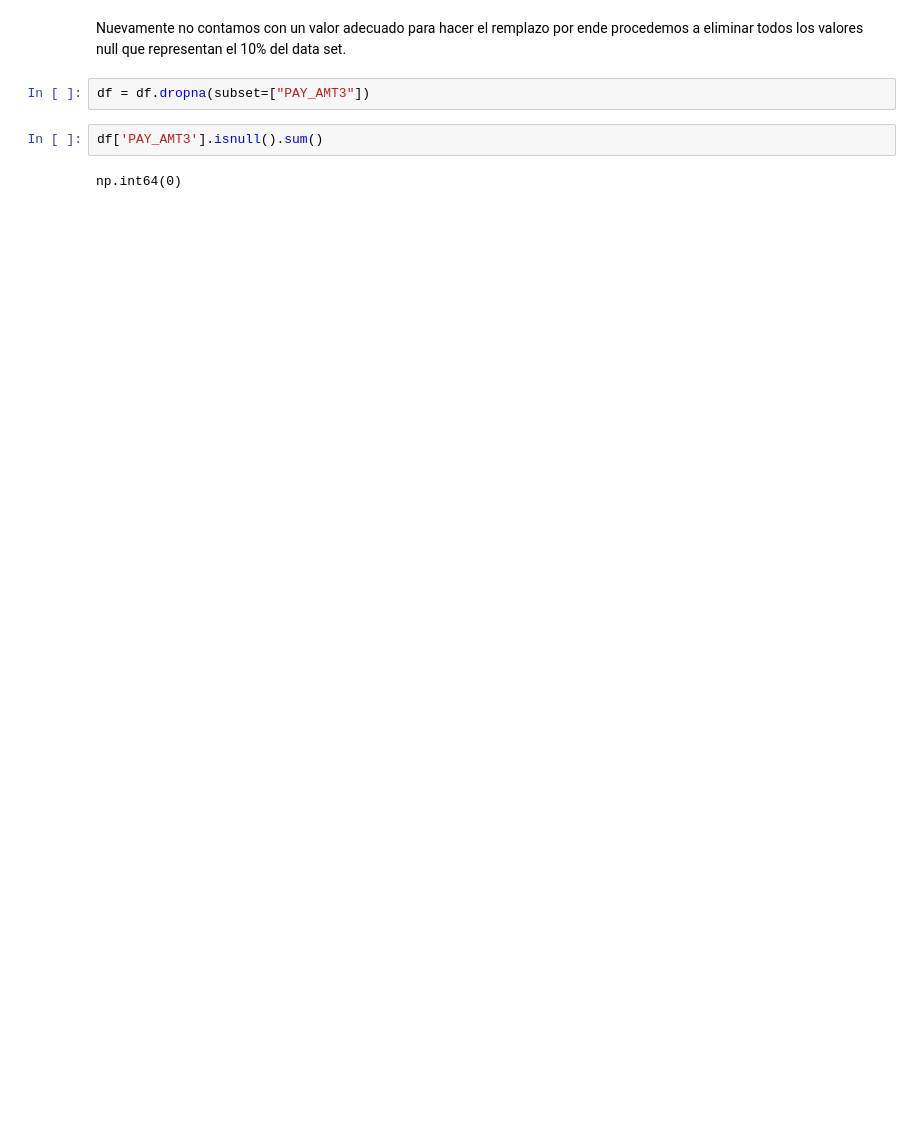
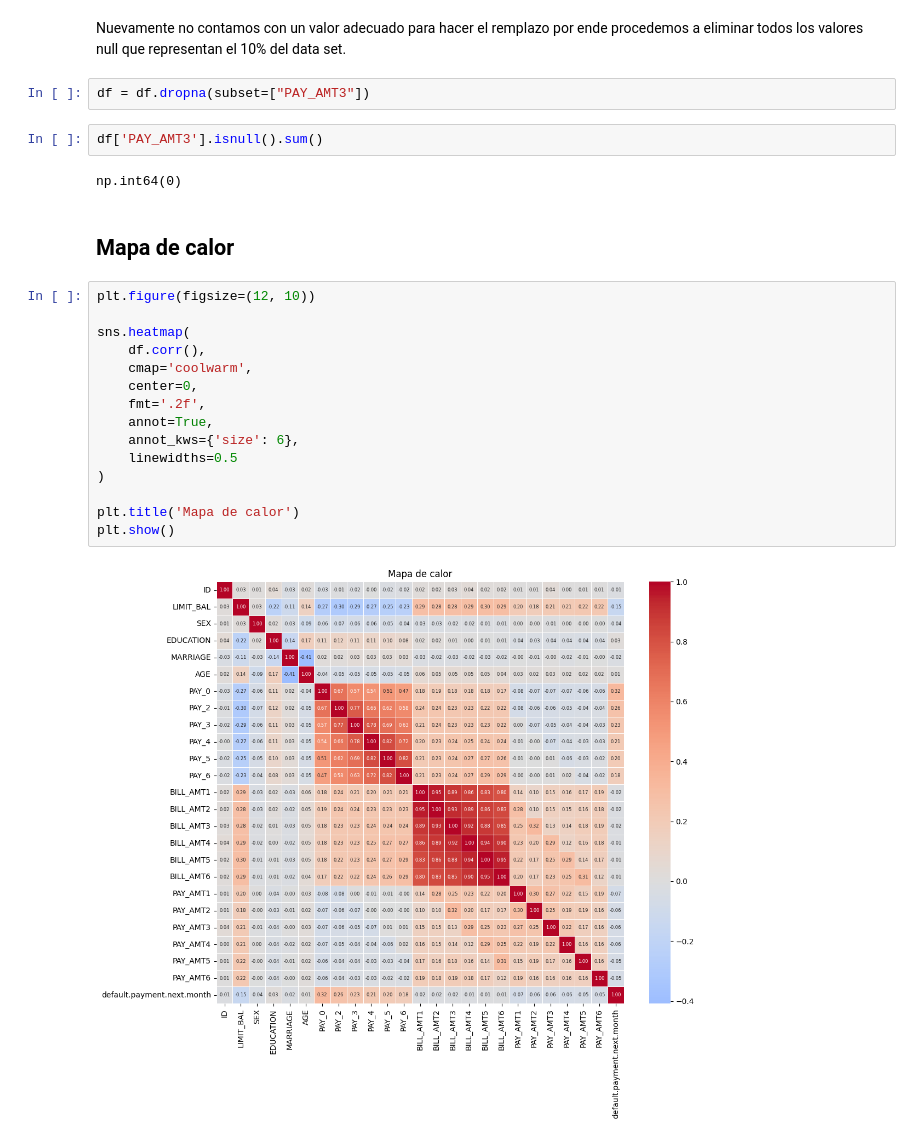
Before and after one commit to JuanCruzArese/TP-Final-ICD, a Jupyter notebook: TP_Final_ICD.ipynb, the cells around one changed output. Drawn from its saved outputs; the diff is of its cells as text; blank space fills up the shorter version.

```diff
--- a/TP_Final_ICD.ipynb
+++ b/TP_Final_ICD.ipynb
@@ -269,3 +281,22 @@ df = df.dropna(subset=["PAY_AMT3"])
 df['PAY_AMT3'].isnull().sum()
 # %% [output]
 np.int64(0)
+# %% [markdown]
+## Mapa de calor
+# %%
+plt.figure(figsize=(12, 10))
+
+sns.heatmap(
+    df.corr(),
+    cmap='coolwarm',
+    center=0,
+    fmt='.2f',
+    annot=True,
+    annot_kws={'size': 6},
+    linewidths=0.5
+)
+
+plt.title('Mapa de calor')
+plt.show()
+# %% [output]
+[figure, added]
```
Also changed, not shown: parts of 58 cells of this notebook.
